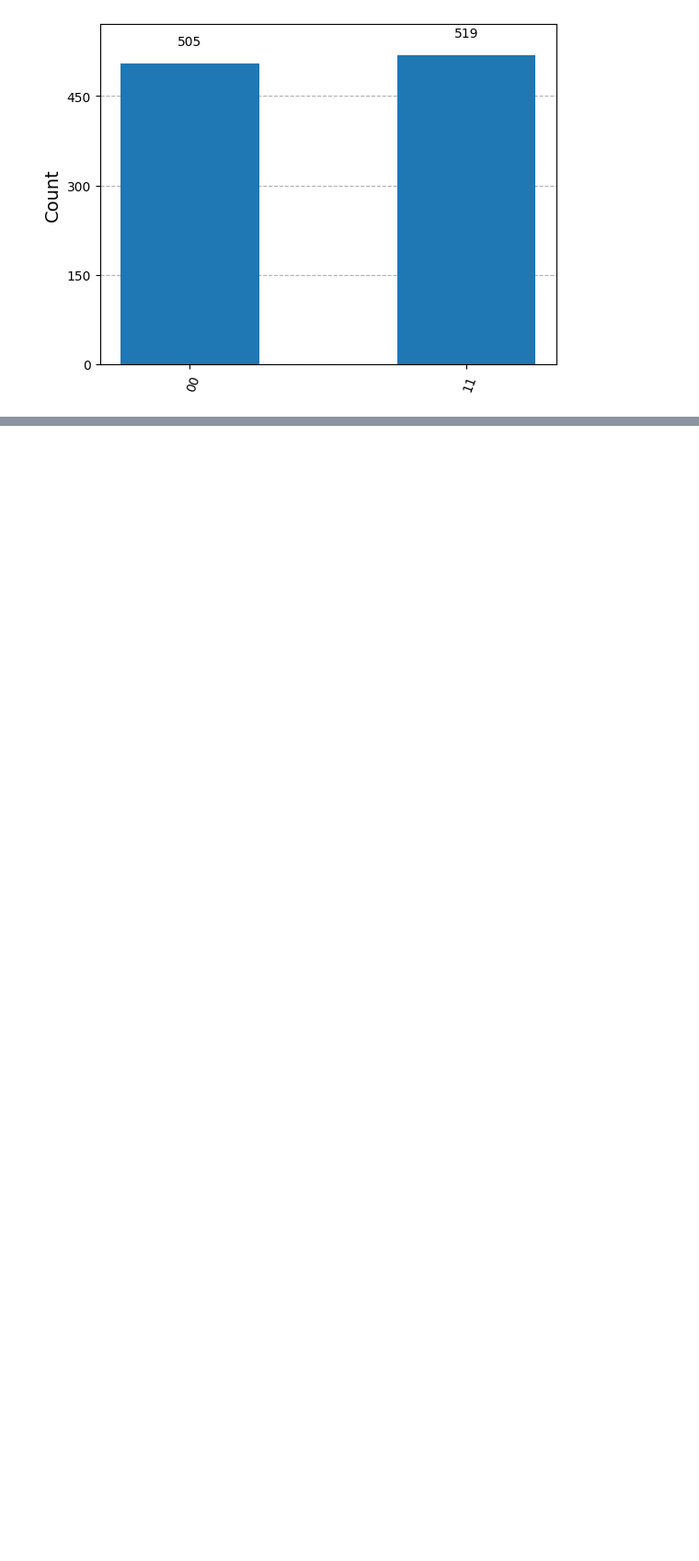
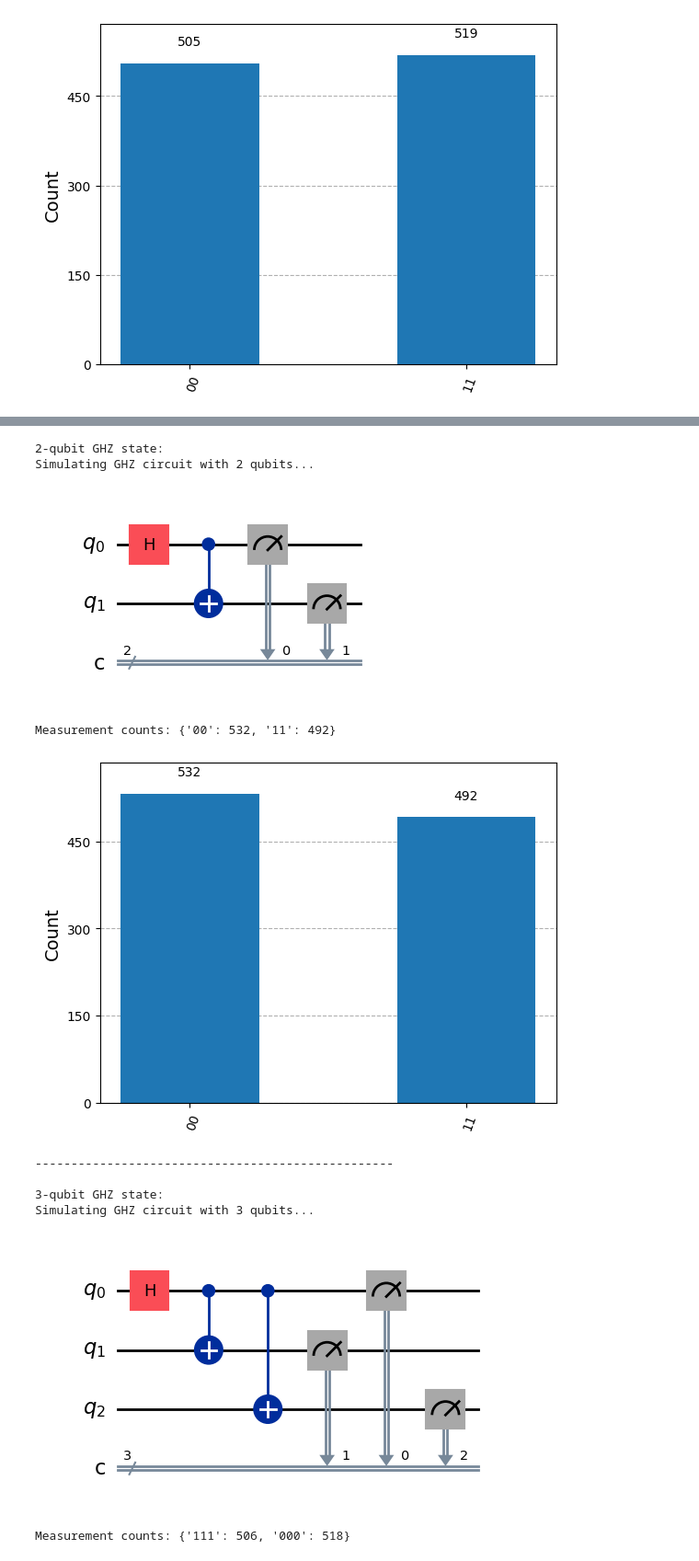
Before and after one commit to DannonChoo/SIT-UofG-QC, a Jupyter notebook: QC-Lab1.ipynb, the cells around one changed output, grey strips where cells are left out. Shown at 92% size. Saved outputs shown, nothing was run; the diff lists cells and outputs as text; code cells hidden in the pictures; blank space fills up the shorter version.

```diff
--- a/QC-Lab1.ipynb
+++ b/QC-Lab1.ipynb
@@ -217,0 +470,69 @@ plot_histogram(counts)
+# %%
+def create_ghz_circuit(num_qubits):
+    """Creates an N-qubit GHZ state circuit."""
+    circuit = QuantumCircuit(num_qubits, num_qubits)
+    circuit.h(0) # Apply Hadamard to the first qubit
+
+    # Apply CNOT gates to entangle all other qubits with the first
+    for i in range(1, num_qubits):
+        circuit.cx(0, i)
+
+    circuit.measure(range(num_qubits), range(num_qubits))
+    return circuit
+
+def simulate_and_plot_ghz(ghz_circuit, shots=1024):
+    """Simulates a GHZ circuit and plots the measurement histogram."""
+    print(f"Simulating GHZ circuit with {ghz_circuit.num_qubits} qubits...")
+    display(ghz_circuit.draw("mpl"))
+
+    # Simulate the circuit
+    backend = BasicSimulator()
+    qc_compiled = transpile(ghz_circuit, backend)
+    job_sim = backend.run(qc_compiled, shots=shots)
+    result_sim = job_sim.result()
+    counts = result_sim.get_counts(qc_compiled)
+
+    print("Measurement counts:", counts)
+    display(plot_histogram(counts))
+    print("\n" + "-"*50 + "\n") # Separator for readability
+
+# Test with different numbers of qubits
+
+# 2-qubit GHZ state (which is a Bell state)
+print("2-qubit GHZ state:")
+ghz_2_qubits = create_ghz_circuit(2)
+simulate_and_plot_ghz(ghz_2_qubits)
+
+# 3-qubit GHZ state
+print("3-qubit GHZ state:")
+ghz_3_qubits = create_ghz_circuit(3)
+simulate_and_plot_ghz(ghz_3_qubits)
+
+# 4-qubit GHZ state
+print("4-qubit GHZ state:")
+ghz_4_qubits = create_ghz_circuit(4)
+simulate_and_plot_ghz(ghz_4_qubits)
+
+# Try with a larger number of qubits (e.g., 8 or more) to see performance
+# This might take longer or require more memory depending on your environment.
+# Uncomment and run to test limits
+# print("8-qubit GHZ state:")
+# ghz_8_qubits = create_ghz_circuit(8)
+# simulate_and_plot_ghz(ghz_8_qubits)
+
+# For typical local simulators and Colab environments, simulating beyond 20-25 qubits
+# with a statevector simulator like BasicSimulator can become computationally intensive
+# due to the exponential growth of the state space (2^N complex amplitudes).
+# For larger numbers of qubits, more specialized simulators or approximation methods are needed.
+# %% [output]
+2-qubit GHZ state:
+Simulating GHZ circuit with 2 qubits...
+[figure, added]
+Measurement counts: {'00': 532, '11': 492}
+[figure, added]
+--------------------------------------------------
+
+3-qubit GHZ state:
+Simulating GHZ circuit with 3 qubits...
+[figure, added]
+Measurement counts: {'111': 506, '000': 518}
```
Also changed, not shown: parts of 26 cells of this notebook.
